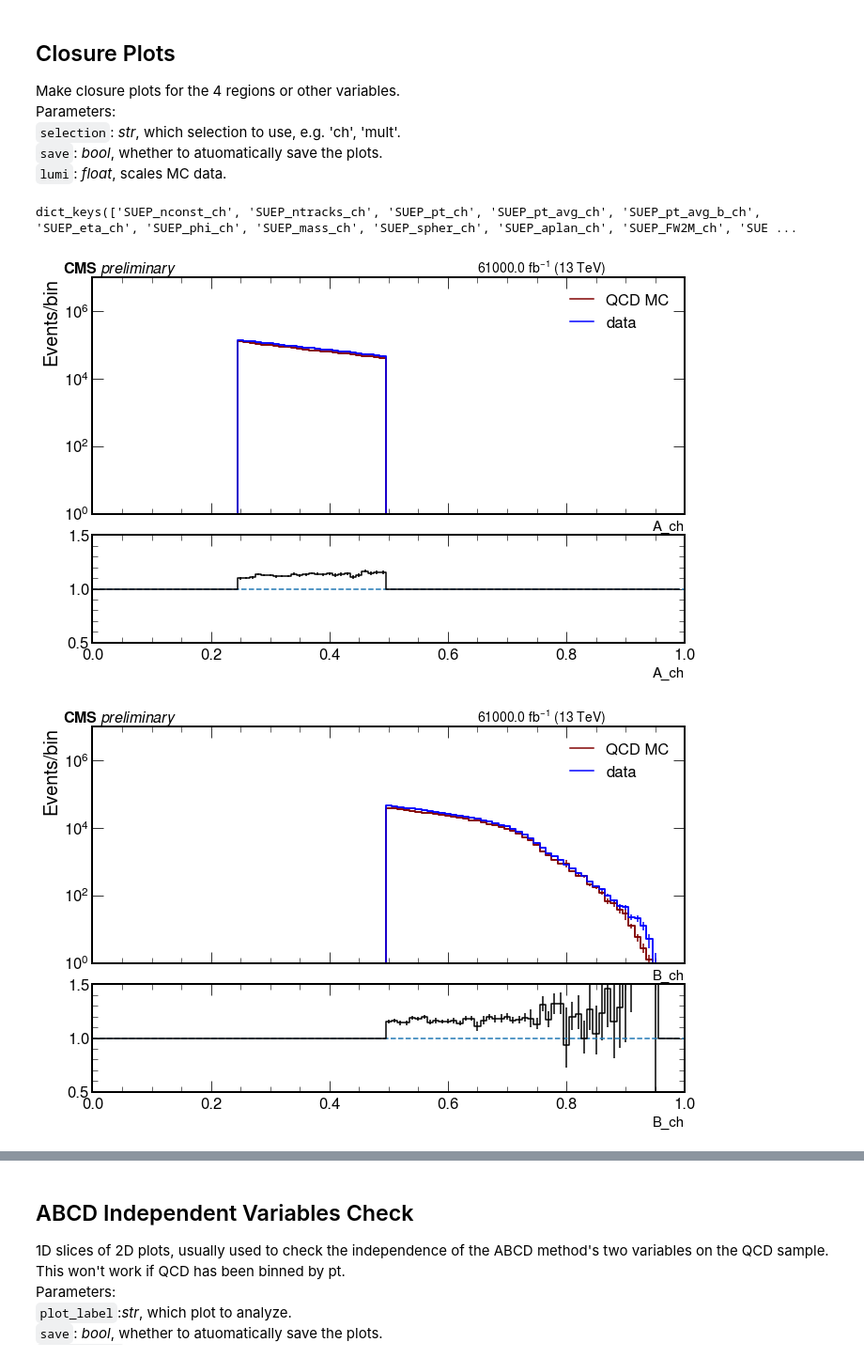
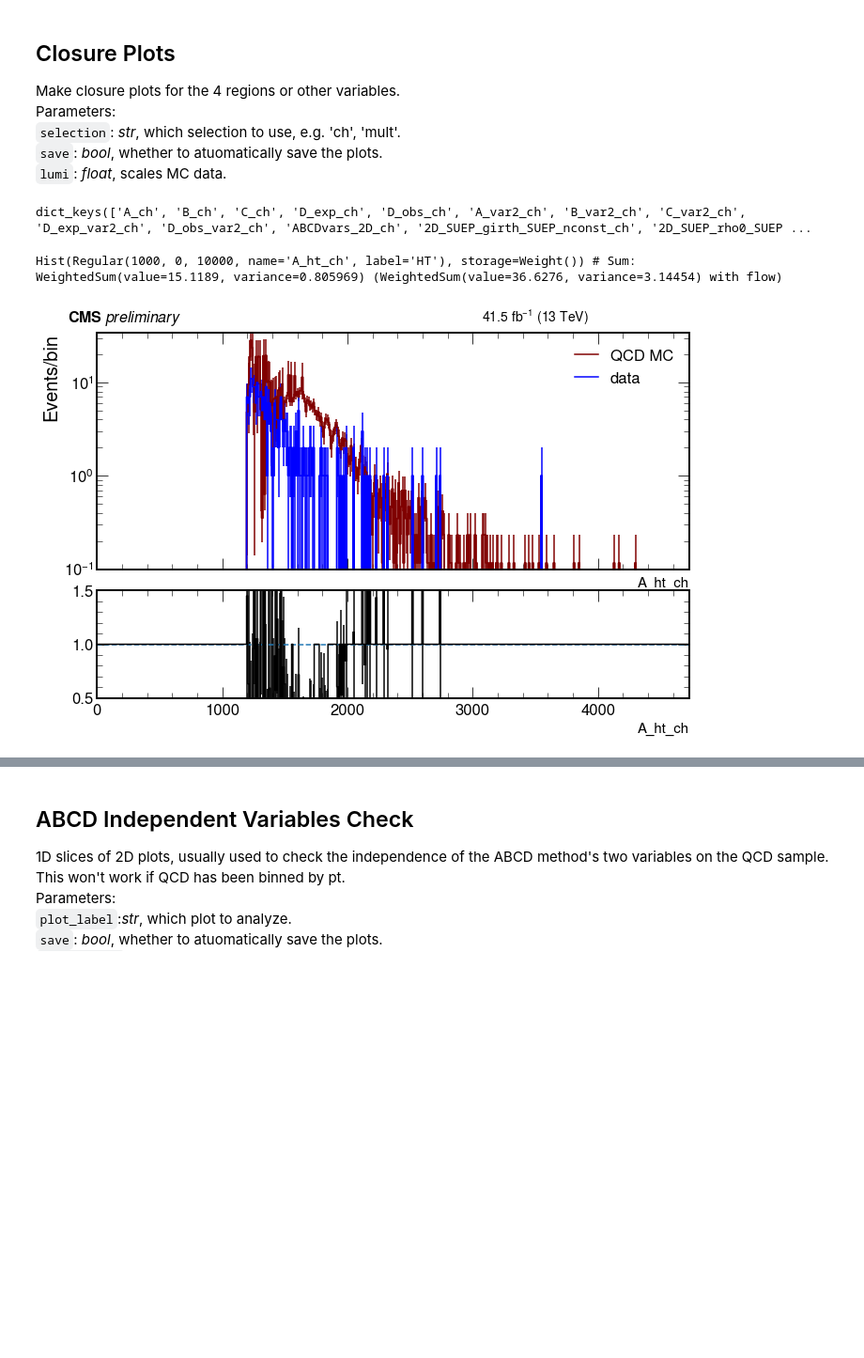
Before and after one commit to SUEPPhysics/SUEPCoffea_dask, a Jupyter notebook: plotting/plot.ipynb, the cells around one changed output, grey strips where cells are left out. Shown: that part at 94% size. Cells and saved outputs as stored; diff of their text form; code cells hidden in the pictures; blank space fills up the shorter version.

```diff
--- a/plotting/plot.ipynb
+++ b/plotting/plot.ipynb
@@ -20,6 +20,7 @@ vector.register_awkward()
 
 # parameters for matplotlib styling
 plt.style.use(hep.style.CMS)
+hep.style.use("CMS")
 
 matplotlib.rcParams.update({'figure.max_open_warning': 0})
 matplotlib.rcParams.update({'font.size': 20})
@@ -27,9 +28,9 @@ plt.rcParams['figure.facecolor'] = 'white'
 # %%
 # parameters
 unblind = False                               # don't show D_obs for SUEP
-input_label = 'jetIDv2'
-output_label = 'outputs/jetIDv2'
-file_ext = '.pdf'
+input_label = 'Cap'
+output_label = '/home/submit/lavezzo/public_html/SUEP/preapp_MIT/noCut/UL2017/'
+file_ext = '.png'
 selections = ['ch']
 plotDir = os.getcwd()
 datasets = os.listdir(plotDir+'/outputs/')
@@ -240,11 +253,17 @@ plots = {}
 for infile_name in infile_names:
     if not os.path.isfile(infile_name): print("WARNING:",infile_name,"doesn't exist")
     elif input_label+".pkl" not in infile_name: continue
+
+    #if 'UL2016' not in infile_name and '20UL16MiniAODv2' not in infile_name: continue
+    #if 'HIPM_UL2016' in infile_name: continue
+    if 'UL2017' not in infile_name and '20UL17MiniAODv2' not in infile_name: continue
+    #if 'HIPM_UL2016' not in infile_name and '20UL16MiniAODAPVv2' not in infile_name: continue
+
     if 'QCD_Pt_3200toInf_TuneCP5_13TeV_pythia8+RunIISummer20UL18MiniAODv2-pilot' in infile_name: continue
     else:
-        print("Loading",infile_name)
+        print("Loading",infile_name,end=" ")
 
-        if 'QCD_Pt' in infile_name:
+        if 'QCD_HT' in infile_name:
             plots[infile_name.split('/')[-1].split('.pkl')[0]] = openpkl(infile_name)
             sample = 'QCD_MC'
         elif 'JetHT+Run' in infile_name:
@@ -261,6 +280,7 @@ for infile_name in infile_names:
             for plot in list(plotsToAdd.keys()):
                 plots[sample][plot]  = plots[sample][plot] + plotsToAdd[plot]
 
+        print("-->", sample)
 
 for selection in selections:
         plots['QCD_MC']['D_exp_' + selection] = D_expect(plots['QCD_MC'],selection)
@@ -300,7 +317,7 @@ Parameters:<br>
 ### Make ABCD plots and table based on selection (e.g. 'ch', 'mult')
 selection = 'ch'
 save = False
-lumi = 61000
+lumi = lumi_2017
 
 for plot_label in ['A','B','C','D_exp', 'D_obs']:
 
@@ -308,7 +325,7 @@ for plot_label in ['A','B','C','D_exp', 'D_obs']:
 
     # define figure, axis on which to plot QCD and SUEP
     fig, ax = plt.subplots(figsize=(8,5))
-    hep.cms.label("Preliminary", data=True, year=2018)
+    hep.cms.label("Preliminary", data=True, year=2017)
 
     # QCD hist for ABCD region
     hdata = plots['data'][plot_label]
@@ -324,7 +341,7 @@ for plot_label in ['A','B','C','D_exp', 'D_obs']:
     stats['QCD_MC'][plot_label]["value"] = np.sum(hQCD_MC.values())
     stats['QCD_MC'][plot_label]["err"] = np.sum(np.sqrt(hQCD_MC.variances()))
 
-    ax.set_ylim(1e1,1e8)
+    ax.set_ylim(1e0,1e3)
     ax.set_yscale('log')
     ax.legend(loc='best', fontsize=14, framealpha=1, facecolor='white', shadow=True)
 
@@ -346,30 +363,34 @@ Parameters:<br>
 `save`: _bool_, whether to atuomatically save the plots.<br>
 `lumi`: _float_, scales MC data.<br>
 # %%
-plots['data'].keys()
+plots['QCD_MC'].keys()
 # %% [output]
-dict_keys(['SUEP_nconst_ch', 'SUEP_ntracks_ch', 'SUEP_pt_ch', 'SUEP_pt_avg_ch', 'SUEP_pt_avg_b_ch', 'SUEP_eta_ch', 'SUEP_phi_ch', 'SUEP_mass_ch', 'SUEP_spher_ch', 'SUEP_aplan_ch', 'SUEP_FW2M_ch', 'SUE ...
+dict_keys(['A_ch', 'B_ch', 'C_ch', 'D_exp_ch', 'D_obs_ch', 'A_var2_ch', 'B_var2_ch', 'C_var2_ch', 'D_exp_var2_ch', 'D_obs_var2_ch', 'ABCDvars_2D_ch', '2D_SUEP_girth_SUEP_nconst_ch', '2D_SUEP_rho0_SUEP ...
+# %%
+plots['QCD_MC']['A_ht_ch']
+# %% [output]
+Hist(Regular(1000, 0, 10000, name='A_ht_ch', label='HT'), storage=Weight()) # Sum: WeightedSum(value=15.1189, variance=0.805969) (WeightedSum(value=36.6276, variance=3.14454) with flow)
 # %%
 ### Make ABCD plots and table based on selection (e.g. 'ch', 'mult')
 selection = 'ch'
 save = True
-lumi = 61000
-plot_labels = ['A','B','C']
-# plot_labels = ['ht']
+lumi = lumi_2017
+plot_labels = ['A_ht_ch']
+#plot_labels = [k for k in list(plots['QCD_MC'].keys()) if '2D' not in k]
 
 for plot_label in plot_labels:
-    plot_label += "_" + selection
+    #plot_label += "_" + selection
 
     hQCD_MC = plots['QCD_MC'][plot_label]
     hdata = plots['data'][plot_label]
 
     plot_ratio(hQCD_MC, hdata, plot_label,
                'QCD MC', 'data',
-               lumi, 1,
-               xlim = [0,1],
+               -1,
+               lumi,1,
+               xlim = 'default',
                log=True)
 
     if save: plt.savefig(output_label + "_" + plot_label+ "_closure_"+selection+file_ext)
 # %% [output]
-[figure, old version]
+[figure, new version]
-[figure, removed]
```
Also changed, not shown: parts of 12 cells of this notebook, 4 other files.
